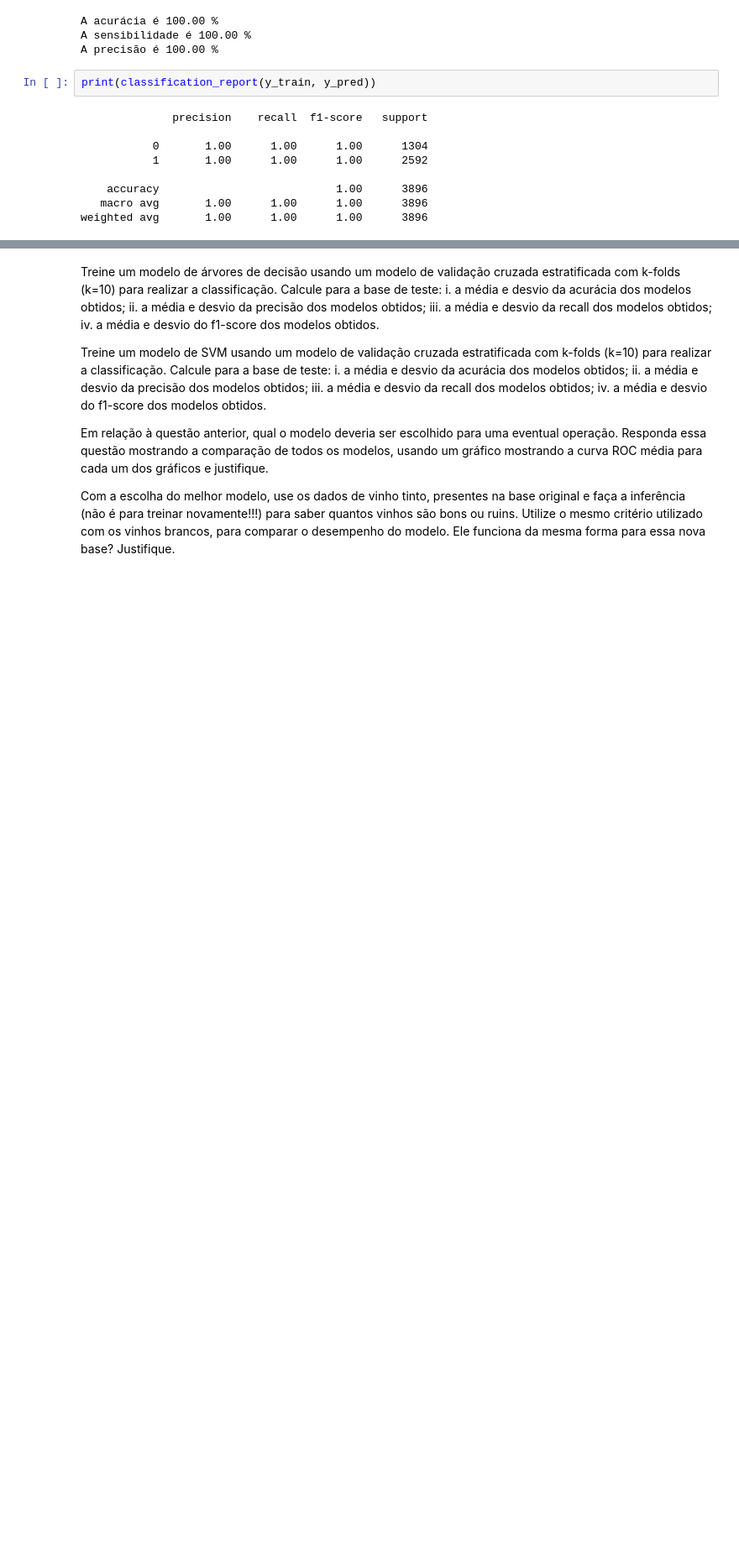
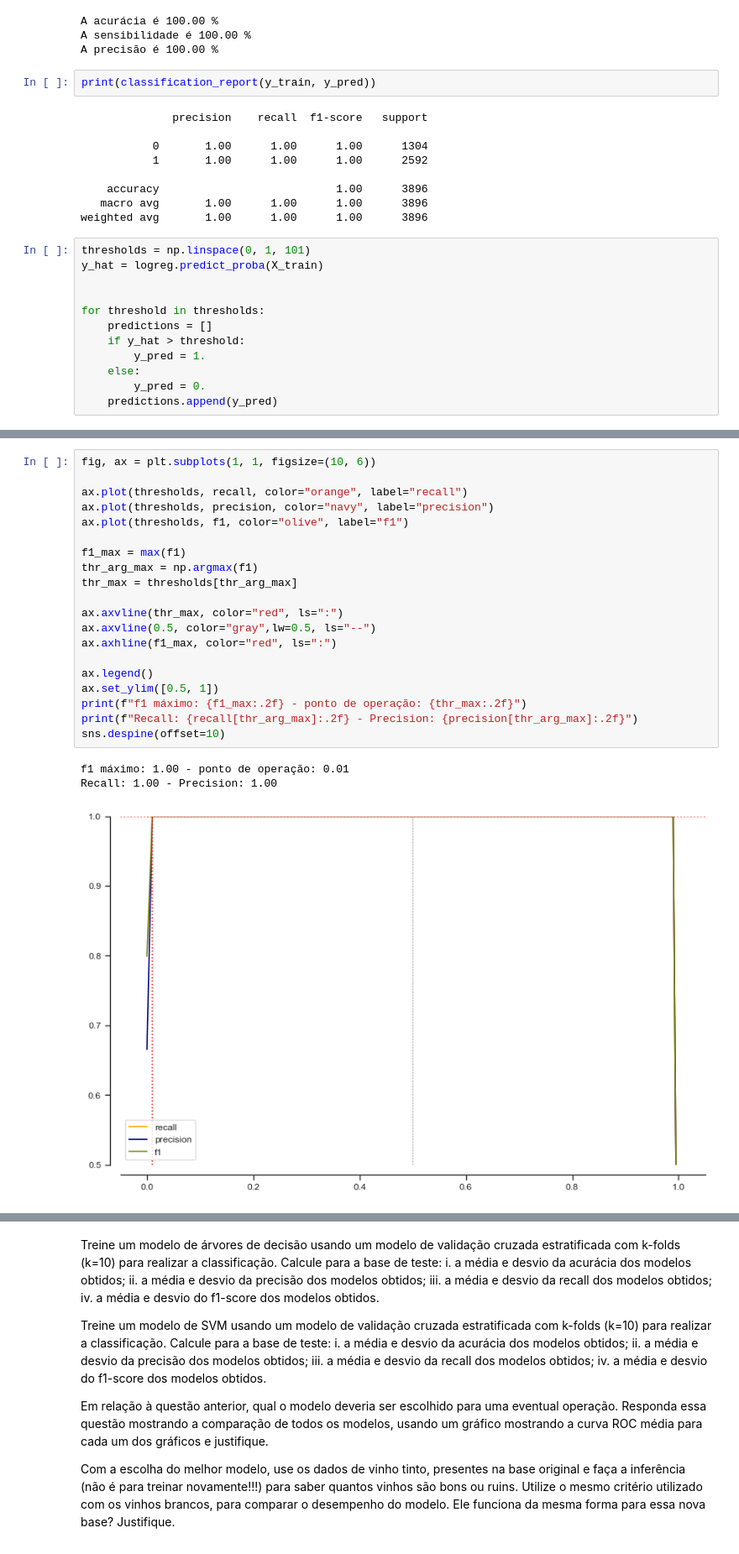
Before and after one commit to FabioRochaPoeta/wine-case, a Jupyter notebook: analisando-db-vinho-branco.ipynb, the cells around one changed output, grey strips where cells are left out. Shown at 84% size. Cells and saved outputs as stored; diff of their text form; blank space fills up the shorter version.

```diff
--- a/analisando-db-vinho-branco.ipynb
+++ b/analisando-db-vinho-branco.ipynb
@@ -421,3 +421,15 @@ print(classification_report(y_train, y_pred))
     accuracy                           1.00      3896
    macro avg       1.00      1.00      1.00      3896
 weighted avg       1.00      1.00      1.00      3896
+# %%
+thresholds = np.linspace(0, 1, 101)
+y_hat = logreg.predict_proba(X_train)
+
+
+for threshold in thresholds:
+    predictions = []
+    if y_hat > threshold:
+        y_pred = 1.
+    else:
+        y_pred = 0.
+    predictions.append(y_pred)
@@ -423,0 +474,24 @@ weighted avg       1.00      1.00      1.00      3896
+# %%
+fig, ax = plt.subplots(1, 1, figsize=(10, 6))
+
+ax.plot(thresholds, recall, color="orange", label="recall")
+ax.plot(thresholds, precision, color="navy", label="precision")
+ax.plot(thresholds, f1, color="olive", label="f1")
+
+f1_max = max(f1)
+thr_arg_max = np.argmax(f1)
+thr_max = thresholds[thr_arg_max]
+
+ax.axvline(thr_max, color="red", ls=":")
+ax.axvline(0.5, color="gray",lw=0.5, ls="--")
+ax.axhline(f1_max, color="red", ls=":")
+
+ax.legend()
+ax.set_ylim([0.5, 1])
+print(f"f1 máximo: {f1_max:.2f} - ponto de operação: {thr_max:.2f}")
+print(f"Recall: {recall[thr_arg_max]:.2f} - Precision: {precision[thr_arg_max]:.2f}")
+sns.despine(offset=10)
+# %% [output]
+f1 máximo: 1.00 - ponto de operação: 0.01
+Recall: 1.00 - Precision: 1.00
+[figure, added]
```
Also changed, not shown: parts of 7 cells of this notebook.
